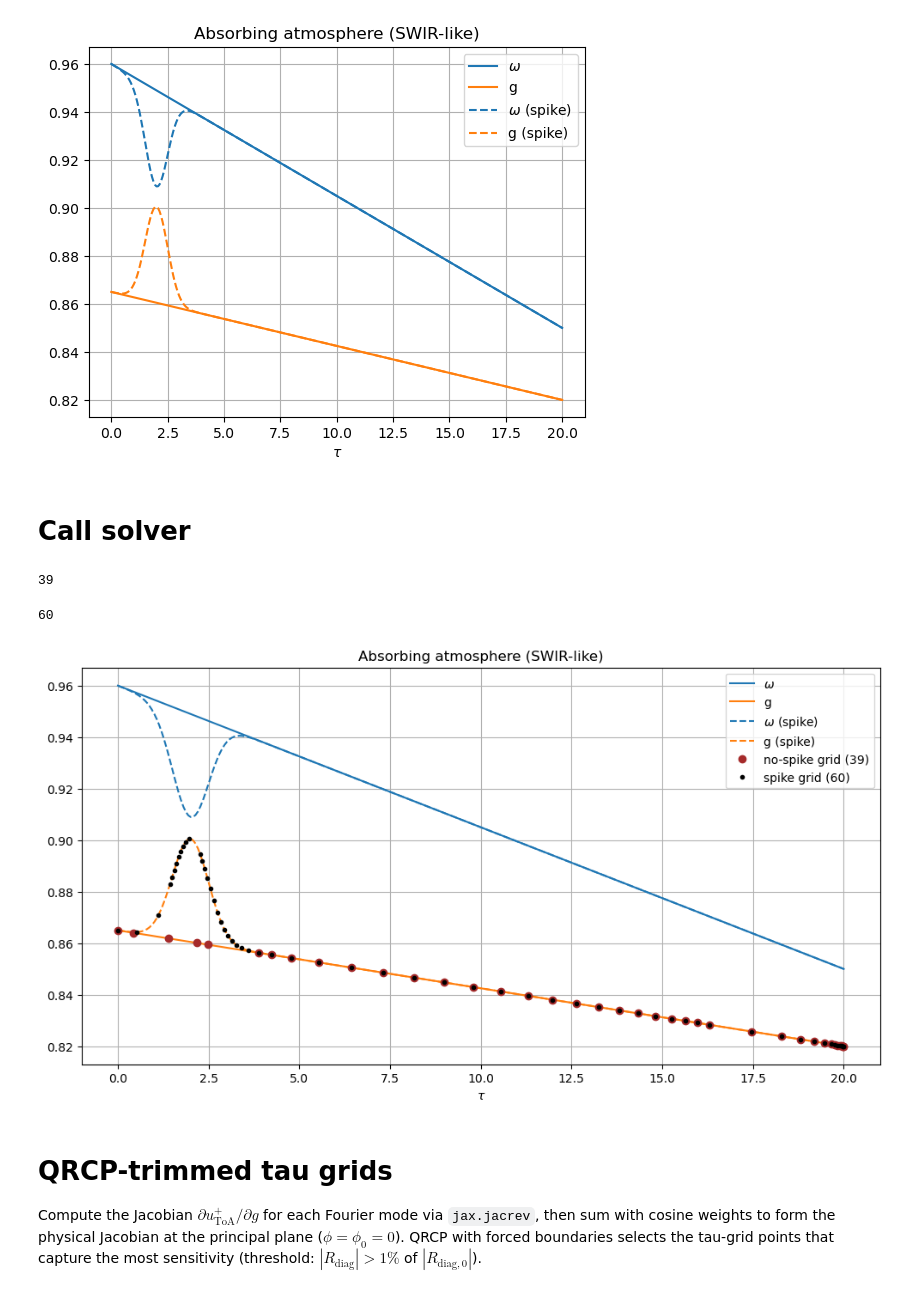
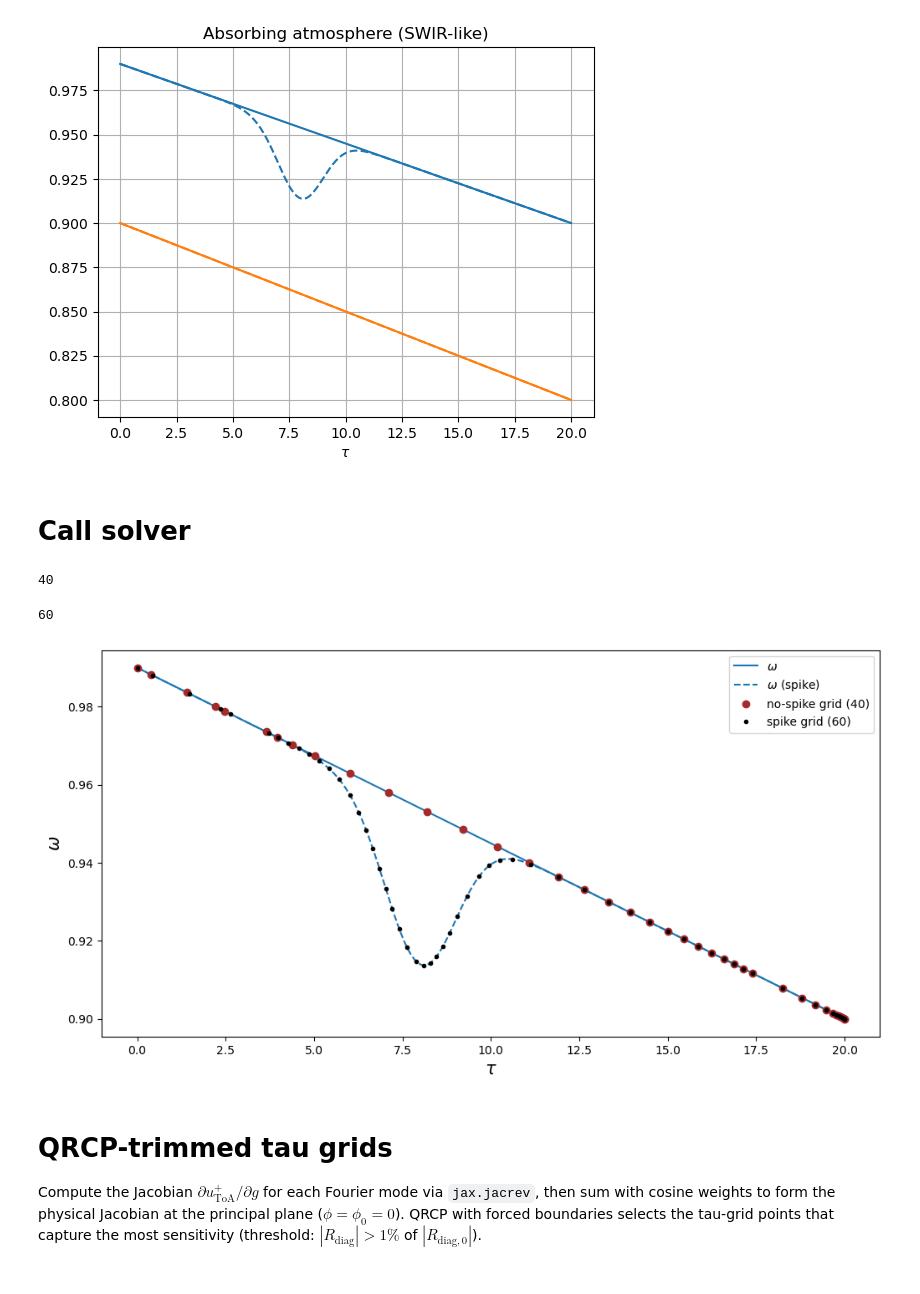
Before and after one commit to dhjx1996/Pythonic-DISORT_inhomogeneous_atmosphere, a Jupyter notebook: docs/adiabatic_cloud_with_drizzle.ipynb, the cells around one changed output. Drawn from its saved outputs; the diff is of its cells as text; code cells hidden in the pictures.

```diff
--- a/docs/adiabatic_cloud_with_drizzle.ipynb
+++ b/docs/adiabatic_cloud_with_drizzle.ipynb
@@ -12,10 +21,10 @@ plt_default_colors = plt.rcParams['axes.prop_cycle'].by_key()['color']
 # %%
 # Absorbing atmosphere (SWIR-like: omega < 1 gives deep-cloud sensitivity)
 tau_bot   = 20
-omega_top = 0.96
-omega_bot = 0.85
-g_top     = 0.865
-g_bot     = 0.820
+omega_top = 0.99
+omega_bot = 0.90
+g_top     = 0.9
+g_bot     = 0.8
 # %%
 omega_func = lambda tau: (
     omega_top + (omega_bot - omega_top) * (tau / tau_bot)   # background
@@ -26,9 +35,9 @@ g_func = lambda tau: (
 )
 
 # --- Spike parameters (near ToA) ---
-tau_spike = 2.0
-sigma     = 0.5
-delta_g   = 0.04
+tau_spike = 8.0
+sigma     = 1
+delta_g   = 0
 delta_o   = -0.04
 
 omega_func_spike = lambda tau: (
@@ -49,10 +76,10 @@ plt.plot(tau_plot, omega_func_spike(tau_plot), "--", label=r"$\omega$ (spike)",
 plt.plot(tau_plot, g_func_spike(tau_plot), "--", label="g (spike)", color=plt_default_colors[1])
 plt.xlabel(r"$\tau$")
 plt.title("Absorbing atmosphere (SWIR-like)")
-plt.legend()
+#plt.legend()
 plt.grid()
 # %% [output]
-[figure, old version]
+[figure, new version]
 # %% [markdown]
 # Call solver
 # %%
@@ -83,7 +110,7 @@ _, _, _, _, tau_grid_spike = pydisort_riccati_jax(
 # %%
 len(tau_grid)
 # %% [output]
-39
+40
 # %%
 len(tau_grid_spike)
 # %% [output]
@@ -91,18 +118,20 @@ len(tau_grid_spike)
 # %%
 plt.figure(figsize=(12,6))
 plt.plot(tau_plot, omega_func(tau_plot), label=r"$\omega$", color=plt_default_colors[0])
-plt.plot(tau_plot, g_func(tau_plot), label="g", color=plt_default_colors[1])
+#plt.plot(tau_plot, g_func(tau_plot), label="g", color=plt_default_colors[1])
 plt.plot(tau_plot, omega_func_spike(tau_plot), "--", label=r"$\omega$ (spike)", color=plt_default_colors[0])
-plt.plot(tau_plot, g_func_spike(tau_plot), "--", label="g (spike)", color=plt_default_colors[1])
+#plt.plot(tau_plot, g_func_spike(tau_plot), "--", label="g (spike)", color=plt_default_colors[1])
 
-plt.plot(tau_grid, g_func(tau_grid), "o", color="brown", label=f"no-spike grid ({len(tau_grid)})")
-plt.plot(tau_grid_spike, g_func_spike(tau_grid_spike), ".", color="black", label=f"spike grid ({len(tau_grid_spike)})")
-plt.xlabel(r"$\tau$")
-plt.title("Absorbing atmosphere (SWIR-like)")
+plt.plot(tau_grid, omega_func(tau_grid), "o", color="brown", label=f"no-spike grid ({len(tau_grid)})")
+plt.plot(tau_grid_spike, omega_func_spike(tau_grid_spike), ".", color="black", label=f"spike grid ({len(tau_grid_spike)})")
+plt.xlabel(r"$\tau$", fontsize=15)
+plt.ylabel(r"$\omega$", fontsize=15)
+#plt.title("Absorbing atmosphere (SWIR-like)")
 plt.legend()
-plt.grid()
+#plt.grid()
+plt.savefig("ODE_grid.png", dpi=300)
 # %% [output]
-[figure, old version]
+[figure, new version]
 # %% [markdown]
 # QRCP-trimmed tau grids
 
```
Also changed, not shown: parts of 6 cells of this notebook, 15 other files.
